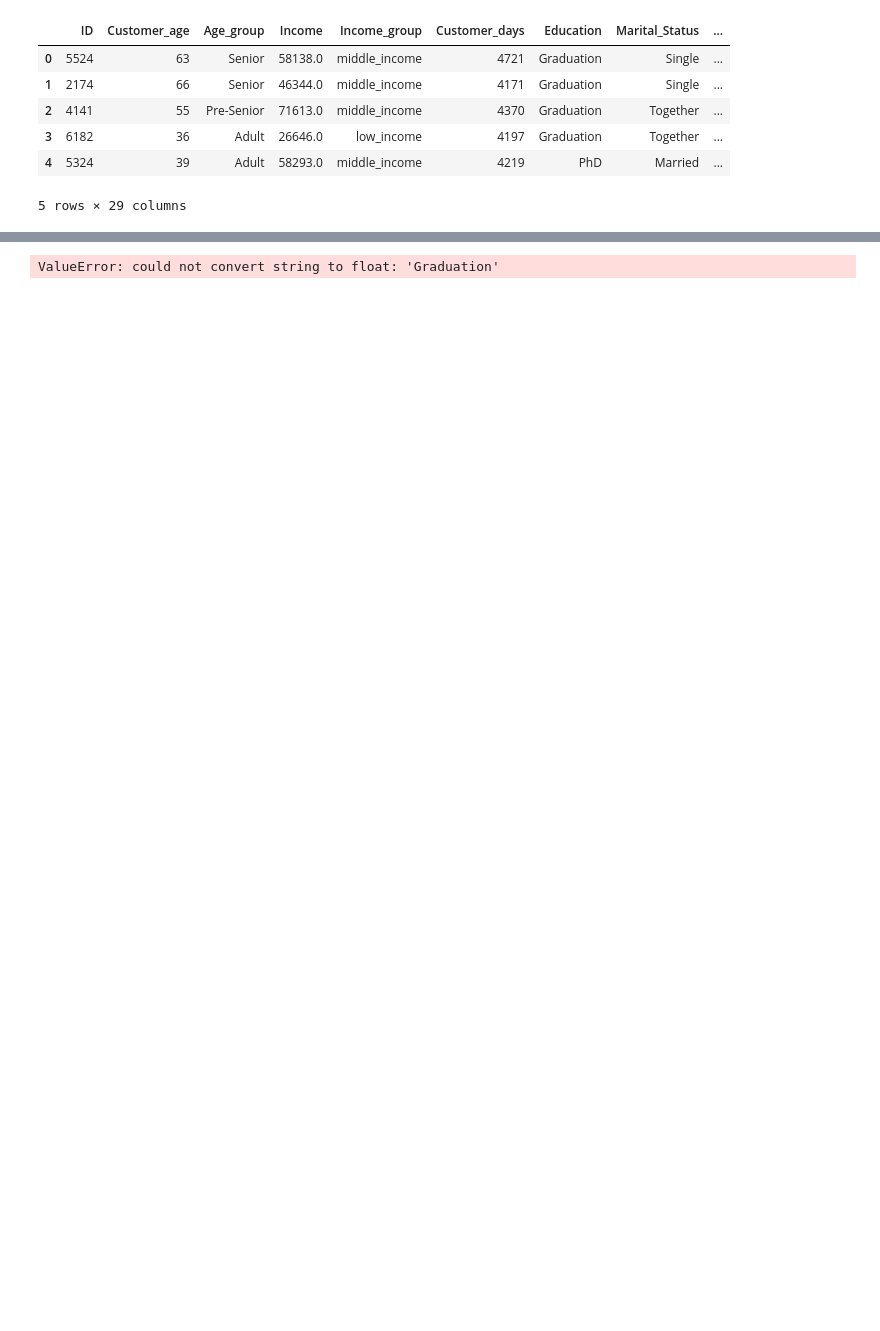
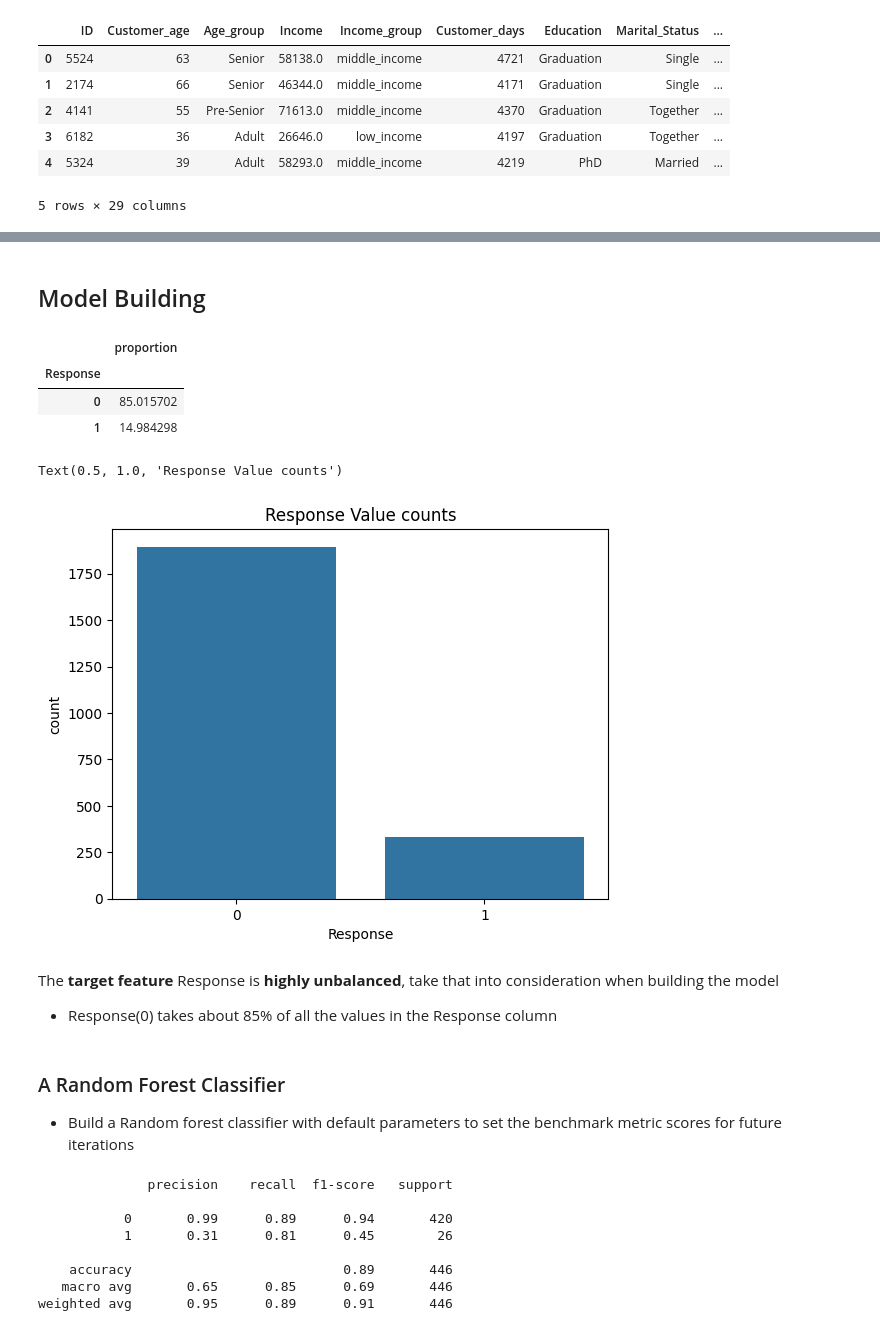
Before and after one commit to Morris-mk/IFood_Marketing-data-Analysis-segmentation-and-classification, a Jupyter notebook: classification_model.ipynb, the cells around one changed output, grey strips where cells are left out. Saved outputs shown, nothing was run; the diff lists cells and outputs as text; code cells hidden in the pictures; blank space fills up the shorter version.

Commit message:
classification model built

```diff
--- a/classification_model.ipynb
+++ b/classification_model.ipynb
@@ -50,6 +91,29 @@ X_train.shape
+# %% [markdown]
+## Model Building
+# %%
+# investigate class imbalance
+class_dist = df.Response.value_counts(normalize=True).to_frame()*100
+class_dist
+# %% [output]
+|  | proportion |
+| Response |  |
+| 0 | 85.015702 |
+| 1 | 14.984298 |
+# %%
+sns.countplot(data=df, x='Response')
+plt.title('Response Value counts')
+# %% [output]
+Text(0.5, 1.0, 'Response Value counts')
+[figure, added]
+# %% [markdown]
+The **target feature** Response is **highly unbalanced**, take that into consideration when building the model
+- Response(0) takes about 85% of all the values in the Response column
+# %% [markdown]
+### A Random Forest Classifier
+- Build a Random forest classifier with default parameters to set the benchmark metric scores for future iterations
 # %%
 # initialize the model
-model = RandomForestClassifier()
+model = RandomForestClassifier(class_weight='balanced', random_state=42)
 
 # fit the model
 model.fit(X_train, y_train)
@@ -58,7 +122,13 @@ model.fit(X_train, y_train)
 y_preds = model.predict(X_test)
 
 # evaluate the models perfomance
-class_report = classification_report(y_test, y_preds)
-class_report
+print(classification_report(y_preds, y_test))
 # %% [output]
-ValueError: could not convert string to float: 'Graduation'
+              precision    recall  f1-score   support
+
+           0       0.99      0.89      0.94       420
+           1       0.31      0.81      0.45        26
+
+    accuracy                           0.89       446
+   macro avg       0.65      0.85      0.69       446
+weighted avg       0.95      0.89      0.91       446
```
Also changed, not shown: parts of 9 cells of this notebook, 1 other file.
